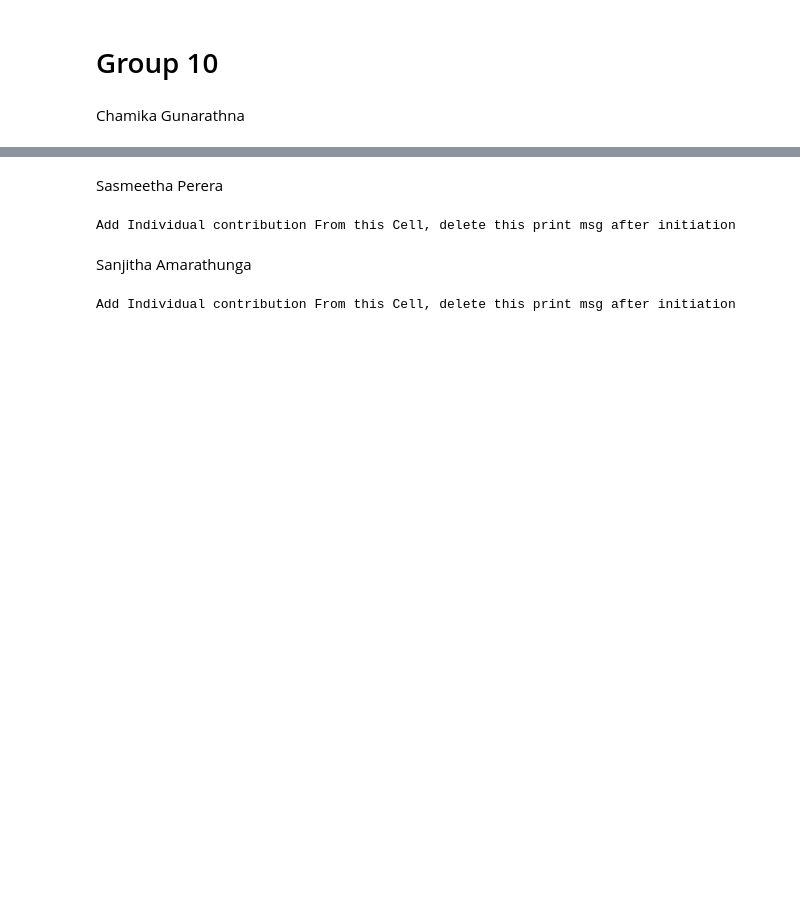
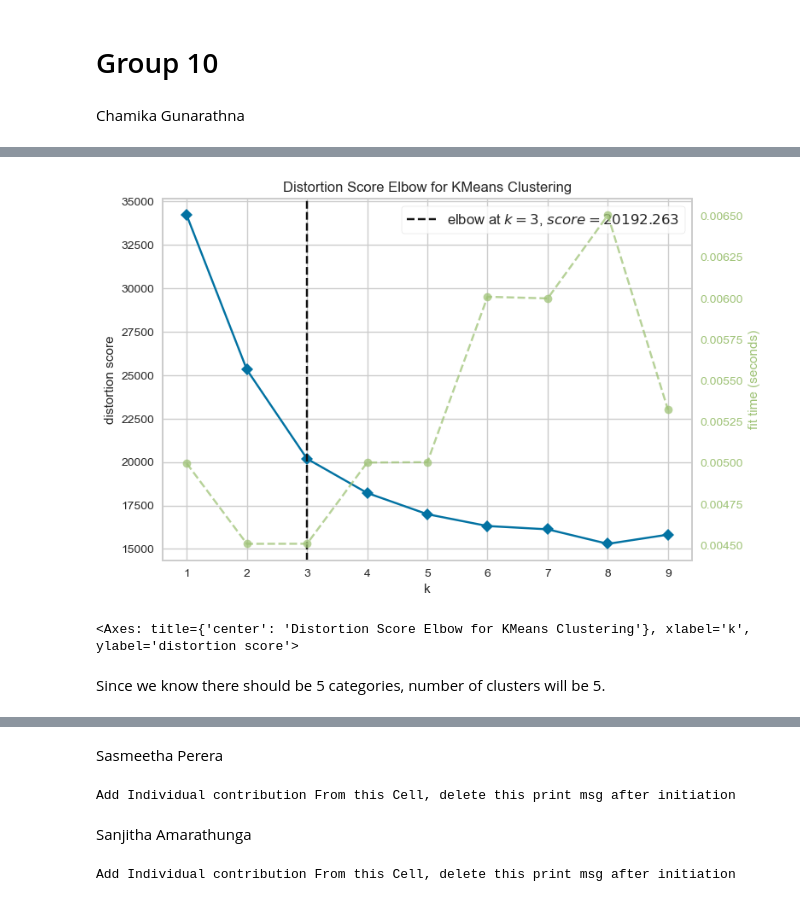
Before and after one commit to ChamikaGunarathna/DM_Group_project, a Jupyter notebook: clustering of cancer gene data.ipynb, the cells around one changed output, grey strips where cells are left out. Cells and saved outputs as stored; diff of their text form; code cells hidden in the pictures; blank space fills up the shorter version.

```diff
--- a/clustering of cancer gene data.ipynb
+++ b/clustering of cancer gene data.ipynb
@@ -8,0 +144,6 @@ Add Individual contribution From this Cell, delete this print msg after initiati
+# %%
+df = pd.read_csv("data.csv")
+gene_data = df.iloc[:,:-1]
+target_labels = df['Class']
+target_labels = target_labels.to_numpy()
+gene_data.head()
@@ -8,0 +158,14 @@ Add Individual contribution From this Cell, delete this print msg after initiati
+# %%
+features = df.iloc[:, :-1]
+target = df.iloc[:, -1]
+
+model = KMeans()
+visualizer = KElbowVisualizer(model, k=(1,10))
+
+visualizer.fit(features)    # Fit the data to the visualizer
+visualizer.poof()    # Draw/show/poof the data
+# %% [output]
+[figure, added]
+<Axes: title={'center': 'Distortion Score Elbow for KMeans Clustering'}, xlabel='k', ylabel='distortion score'>
+# %% [markdown]
+Since we know there should be 5 categories, number of clusters will be 5.
```
Also changed, not shown: parts of 52 cells of this notebook, 1 other file.
